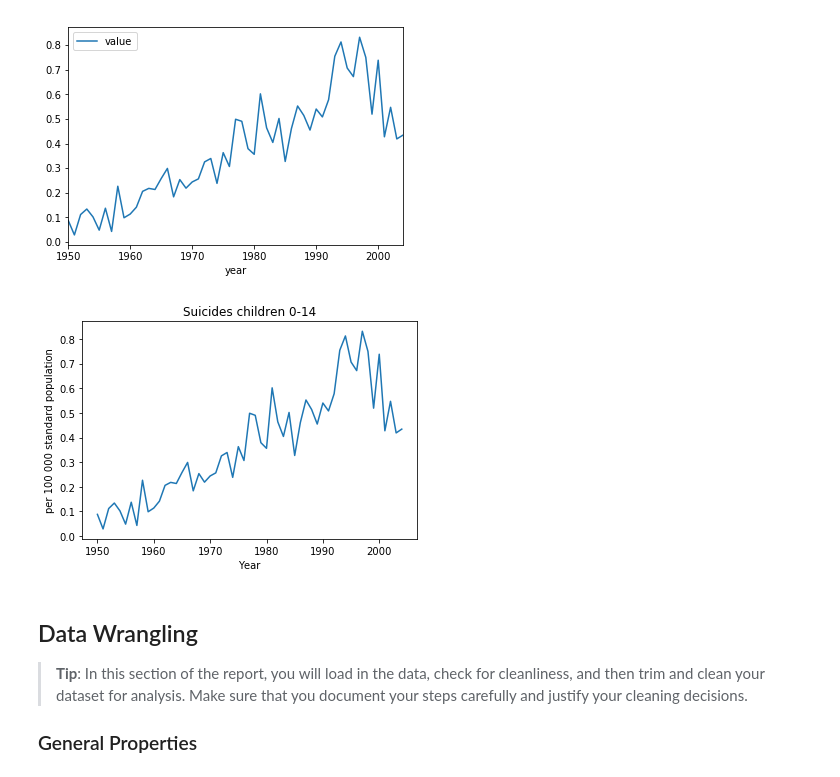
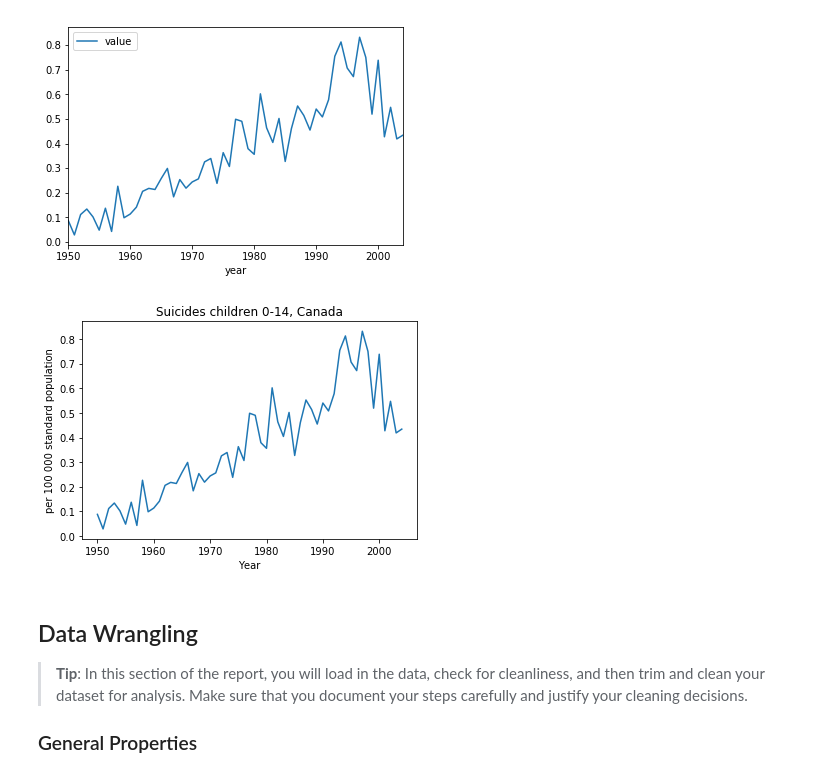
Before and after one commit to szimmers/udacity-dand-term1, a Jupyter notebook: dataset_investigation/a.ipynb, the cells around one changed output. Saved outputs shown, nothing was run; the diff lists cells and outputs as text; code cells hidden in the pictures.

Commit message:
improve title

```diff
--- a/dataset_investigation/a.ipynb
+++ b/dataset_investigation/a.ipynb
@@ -159,13 +159,13 @@ bar.plot(y='value', x='year', use_index=True);
 # %%
 plt.plot(bar['year'], bar['value'])
 
 plt.xlabel('Year')
 plt.ylabel('per 100 000 standard population')
-plt.title('Suicides children 0-14')
+plt.title('Suicides children 0-14, Canada')
 
 plt.show()
 # %% [output]
-[figure, old version]
+[figure, new version]
 # %% [markdown]
 <a id='wrangling'></a>
 ## Data Wrangling
```
